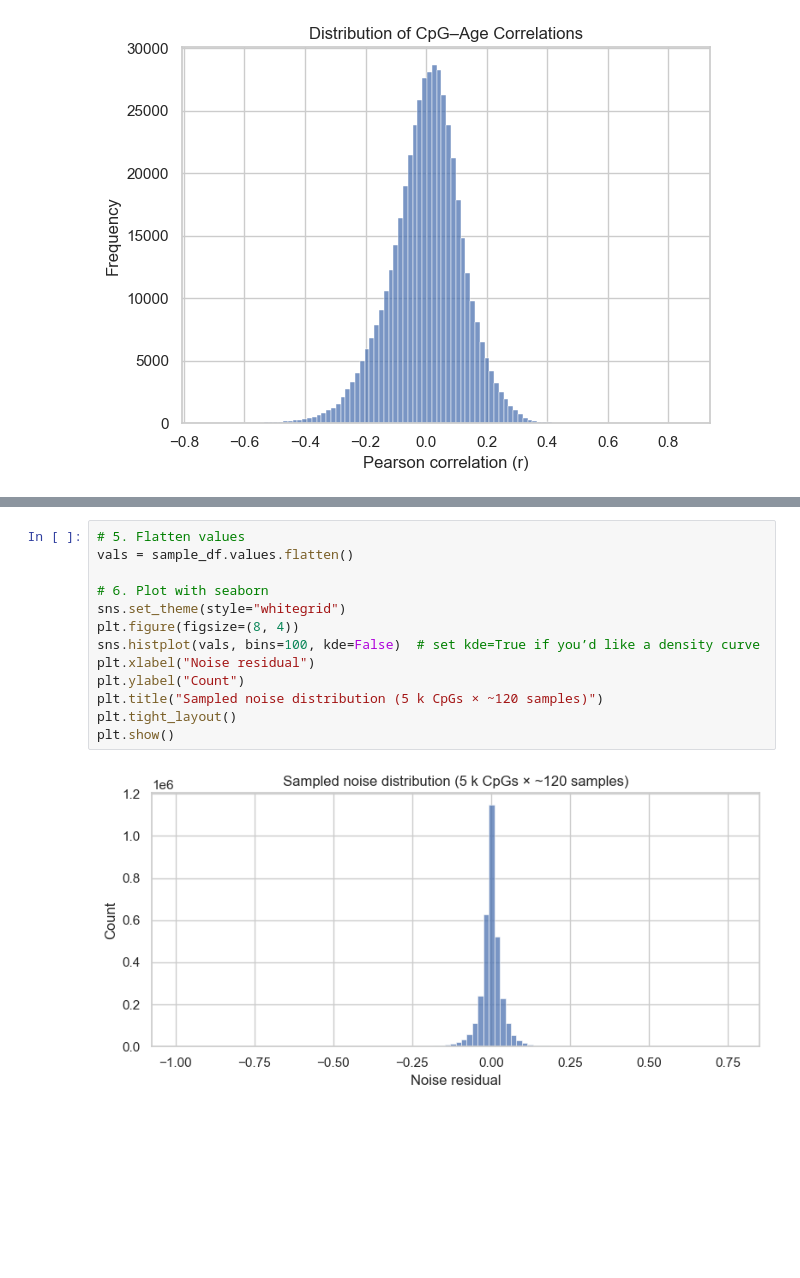
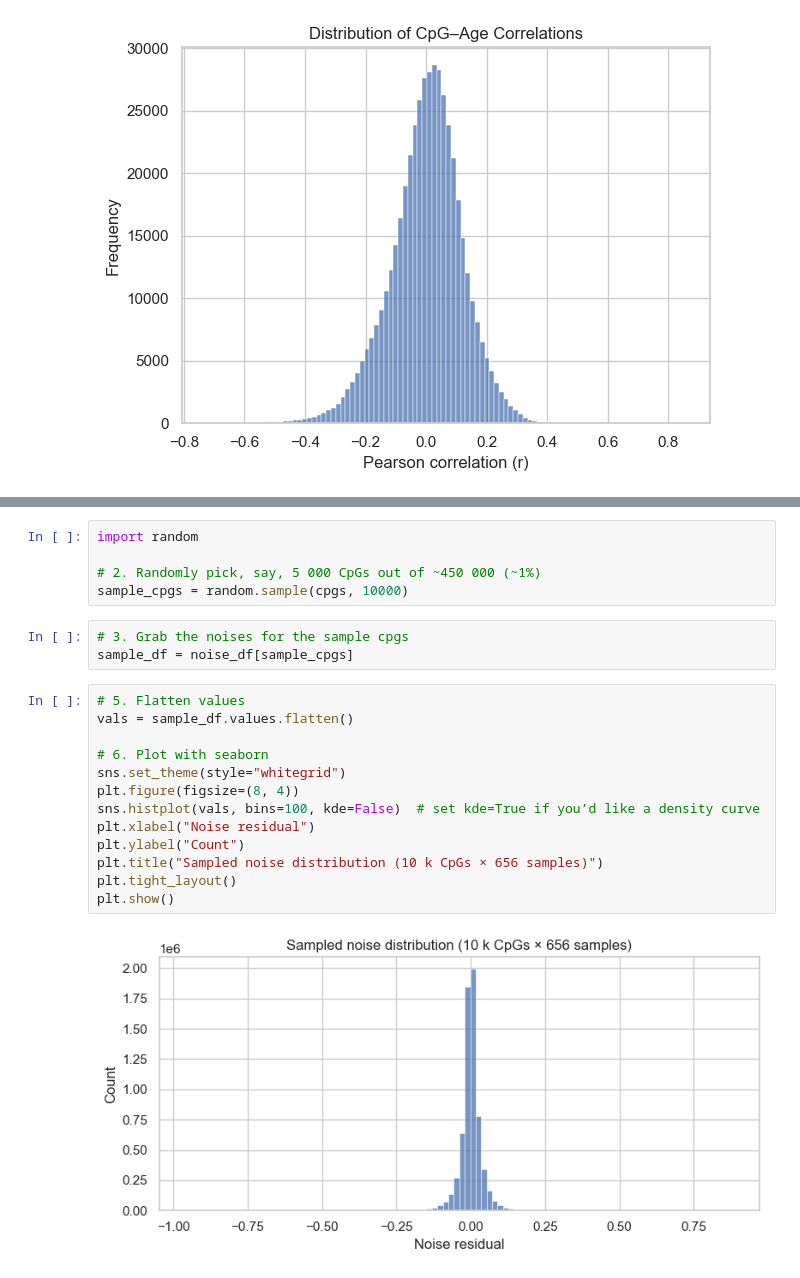
Before and after one commit to SkinnerCM/gilgamesh-agequest, a Jupyter notebook: notebooks/Exploration.ipynb, the cells around one changed output, grey strips where cells are left out. Saved outputs shown, nothing was run; the diff lists cells and outputs as text; blank space fills up the shorter version.

Commit message:
performed noise analysis with random sample of CpGs

```diff
--- a/notebooks/Exploration.ipynb
+++ b/notebooks/Exploration.ipynb
@@ -52,15 +44,23 @@ sample_df = noise_df[sample_cpgs]
+# %%
+import random
+
+# 2. Randomly pick, say, 5 000 CpGs out of ~450 000 (~1%)
+sample_cpgs = random.sample(cpgs, 10000)
+# %%
+# 3. Grab the noises for the sample cpgs
+sample_df = noise_df[sample_cpgs]
 # %%
 # 5. Flatten values
 vals = sample_df.values.flatten()
 
 # 6. Plot with seaborn
 sns.set_theme(style="whitegrid")
 plt.figure(figsize=(8, 4))
 sns.histplot(vals, bins=100, kde=False)  # set kde=True if you’d like a density curve
 plt.xlabel("Noise residual")
 plt.ylabel("Count")
-plt.title("Sampled noise distribution (5 k CpGs × ~120 samples)")
+plt.title("Sampled noise distribution (10 k CpGs × 656 samples)")
 plt.tight_layout()
 plt.show()
 # %% [output]
-[figure, old version]
+[figure, new version]
```
Also changed, not shown: parts of 4 cells of this notebook.
